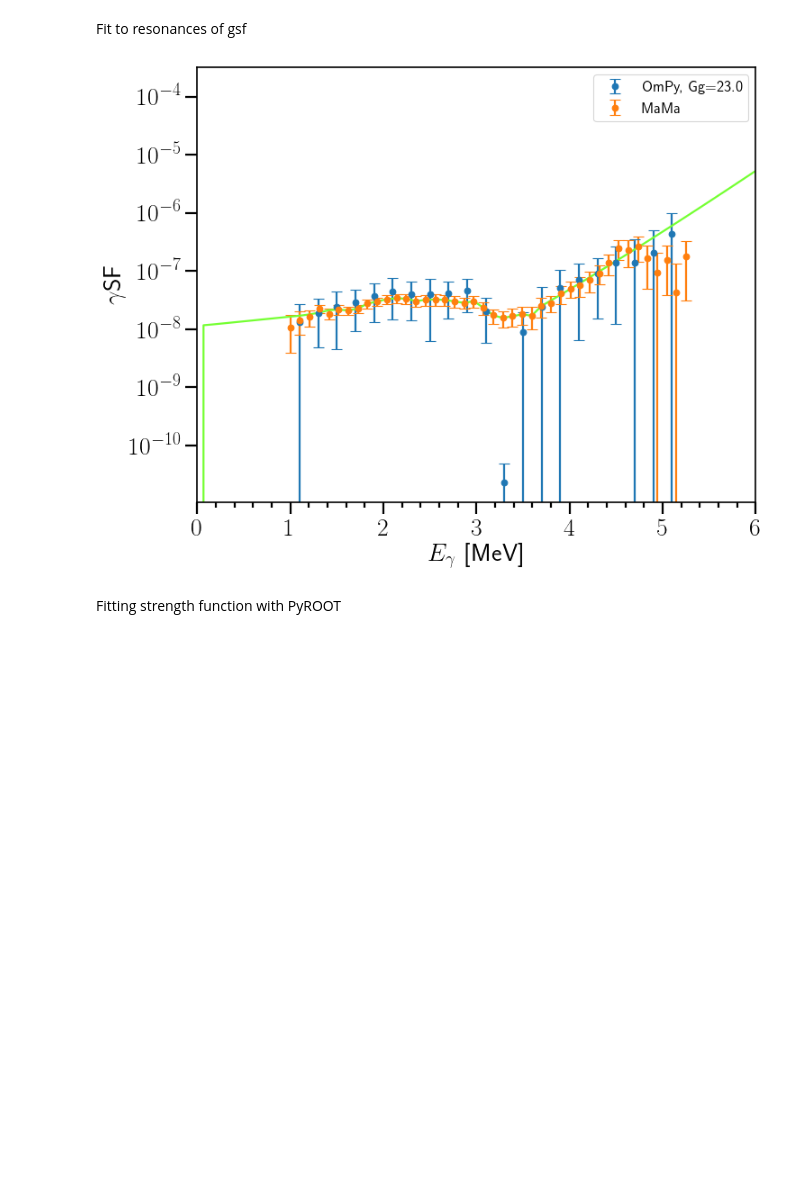
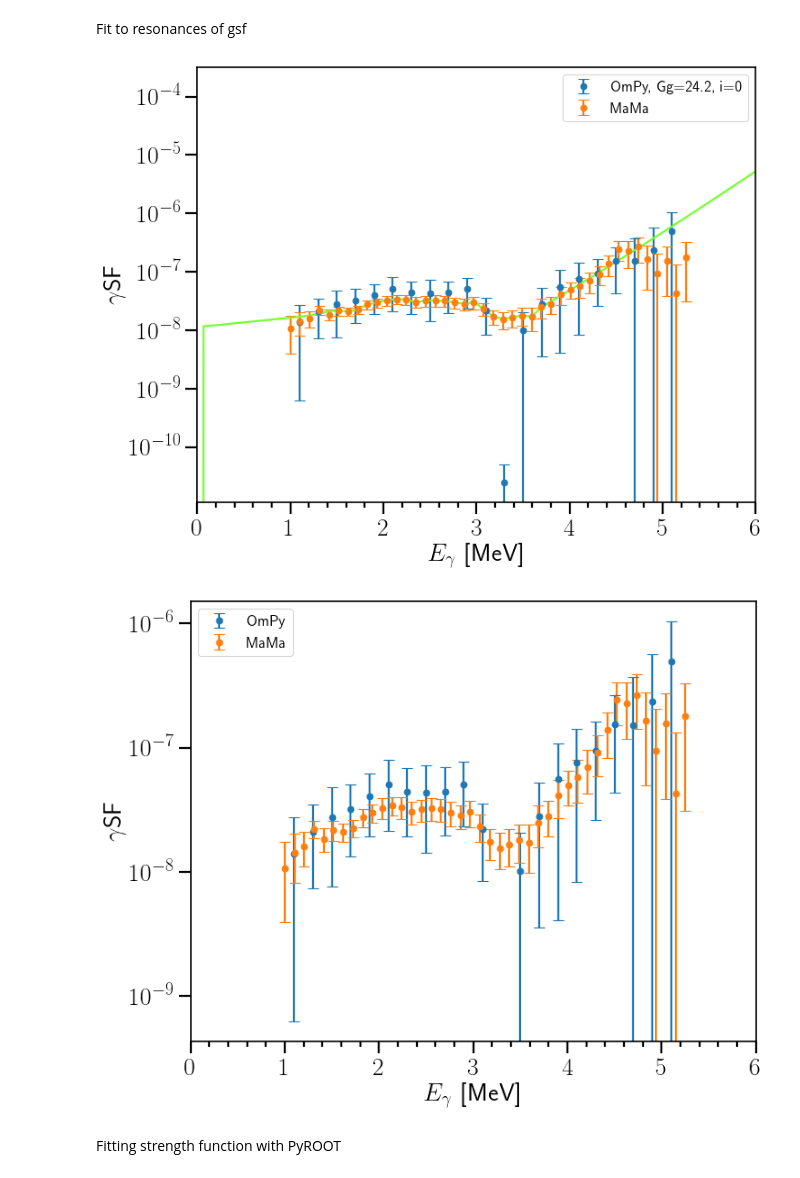
Before and after one commit to tellefs/MasterThesis, a Jupyter notebook: plotting/analysis_plots.ipynb, the cells around one changed output. Saved outputs shown, nothing was run; the diff lists cells and outputs as text; code cells hidden in the pictures; blank space fills up the shorter version.

```diff
--- a/plotting/analysis_plots.ipynb
+++ b/plotting/analysis_plots.ipynb
@@ -448,41 +448,59 @@ def FitPygmy(x, par):
 # %%
 fig, ax = plt.subplots()
 
 
 #extract ompy data via function above
-datetimes = ['01-25_10:09:17']#,'01-22_10:58:52']#, '01-21_12:12:50', '01-22_07:24:58', '01-22_08:51:06', '01-21_13:54:39', '01-21_23:16:09', '01-21_10:50:52']
-#datetimes = ['01-21_23:16:09']
+datetimes = ['01-26_13:02:13']#,'01-25_10:09:17','01-22_10:58:52', '01-21_12:12:50', '01-22_07:24:58', '01-22_08:51:06', '01-21_23:16:09']
+i = 0
 for timestamp in datetimes:
     ompyDataFrame = read_ompy(timestamp)
-    ax.errorbar(x=ompyDataFrame.iloc[:,10], y=ompyDataFrame.iloc[:,11], yerr=ompyDataFrame.iloc[:,12], marker='o', linestyle='', label='OmPy, Gg=%.1f'%ompyDataFrame.iloc[:,6][0])
+    ax.errorbar(x=ompyDataFrame.iloc[:,10], y=ompyDataFrame.iloc[:,11], yerr=ompyDataFrame.iloc[:,12], marker='o', linestyle='', label='OmPy, Gg=%.1f, i=%.0i'%(ompyDataFrame.iloc[:,6][0],i))
+    i +=1
+i=0
 
-
+ompyDataFrame = read_ompy('01-26_13:02:13')
 #mama-analysis
 ax.errorbar(x=energy_gsf_om, y=gsf_om, yerr=gsf_om_error, marker='o', linestyle='', label='MaMa')
 
 #extrapolation from mama-analysis
 plt.plot(energy_gsf_extrapolation[:80], gsf_extrapolation[:80], color="#75FF33")
 
 #ax.set_ylim(1e-9, 1e-6)
 ax.set_xlim(0, 6)
 ax.set_yscale('log')
 ax.yaxis.set_minor_locator(AutoMinorLocator())
 ax.xaxis.set_minor_locator(AutoMinorLocator())
 ax.set_xlabel('$E_\gamma$  [MeV]')
 ax.set_ylabel('$\gamma$SF')
 ax.legend(fontsize=15)
 
 fig.show()
 
+
+
 #deleting unphysical/very low strenght
 energy_gsf_ompy = np.asarray(ompyDataFrame.iloc[:,10])
-energy_gsf_ompy = np.delete(energy_gsf_ompy, [0,12, 13])
+energy_gsf_ompy = np.delete(energy_gsf_ompy, [0,12])
 gsf_ompy_median = np.asarray(ompyDataFrame.iloc[:,11])
-gsf_ompy_median = np.delete(gsf_ompy_median, [0,12, 13])
+gsf_ompy_median = np.delete(gsf_ompy_median, [0,12])
 gsf_ompy_error = np.asarray(ompyDataFrame.iloc[:,12])
-gsf_ompy_error = np.delete(gsf_ompy_error, [0,12, 13])
+gsf_ompy_error = np.delete(gsf_ompy_error, [0,12])
+
+fig, ax = plt.subplots()
+ax.errorbar(x=energy_gsf_ompy, y=gsf_ompy_median, yerr=gsf_ompy_error, marker='o', linestyle='', label='OmPy')
+ax.errorbar(x=energy_gsf_om, y=gsf_om, yerr=gsf_om_error, marker='o', linestyle='', label='MaMa')
+ax.set_xlim(0, 6)
+ax.set_yscale('log')
+ax.yaxis.set_minor_locator(AutoMinorLocator())
+ax.xaxis.set_minor_locator(AutoMinorLocator())
+ax.set_xlabel('$E_\gamma$  [MeV]')
+ax.set_ylabel('$\gamma$SF')
+ax.legend(fontsize=15)
+
+fig.show()
 # %% [output]
-[figure, old version]
+[figure, new version]
+[figure, added]
 # %% [markdown]
 Fitting strength function with PyROOT
 # %%
```
Also changed, not shown: parts of 3 cells of this notebook, 1 other file.
